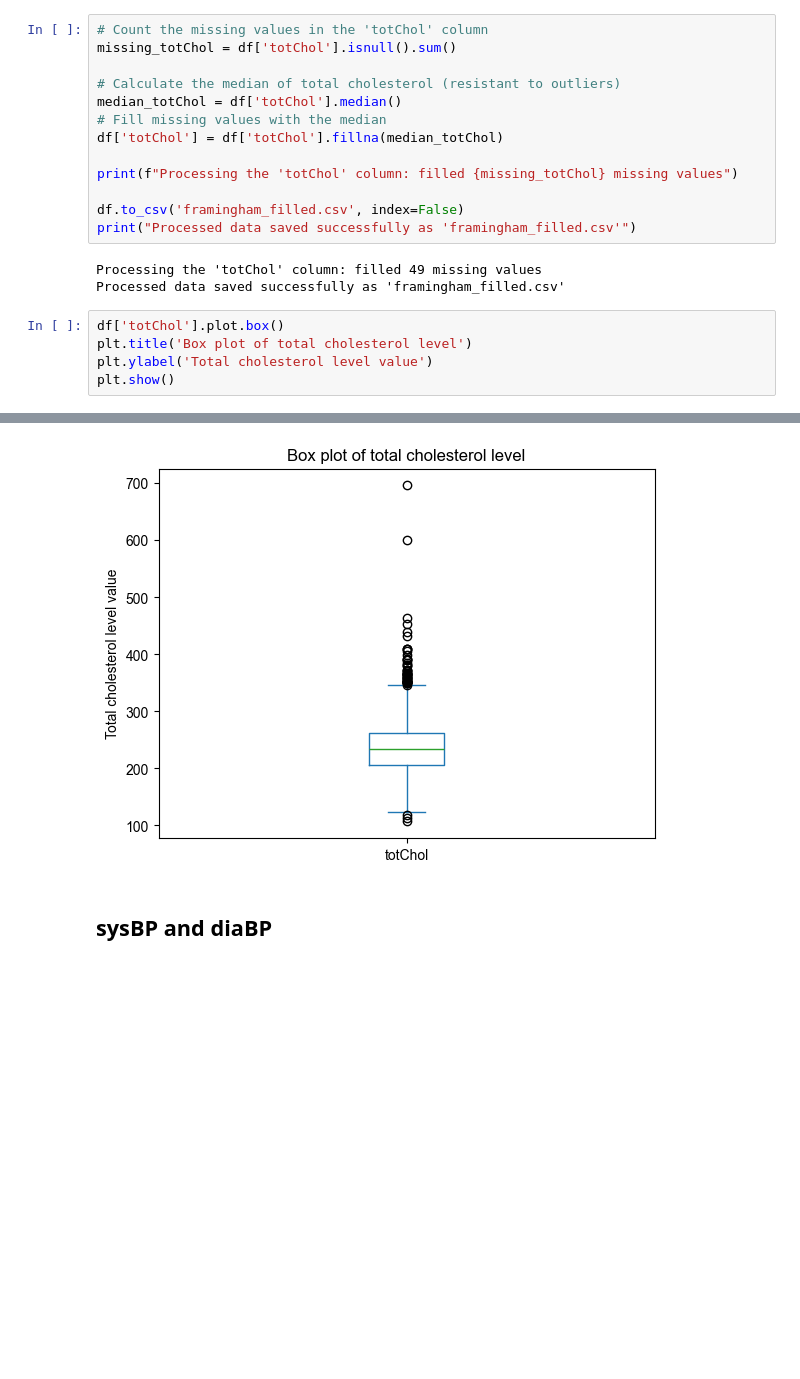
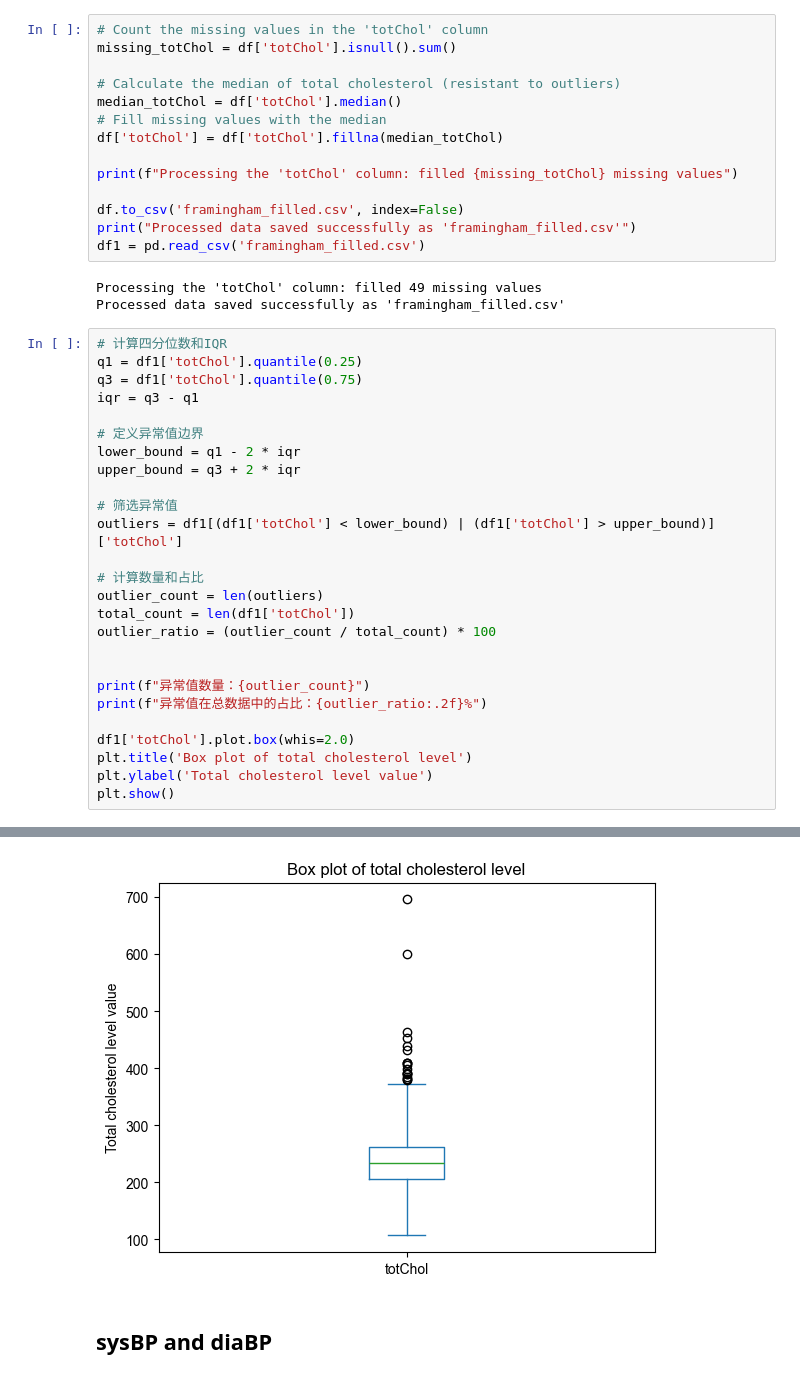
Before and after one commit to Yute-Tjr/CHD_data_analysis, a Jupyter notebook: CHD_data_analysis.ipynb, the cells around one changed output, grey strips where cells are left out. Drawn from its saved outputs; the diff is of its cells as text; blank space fills up the shorter version.

```diff
--- a/CHD_data_analysis.ipynb
+++ b/CHD_data_analysis.ipynb
@@ -436,11 +437,33 @@ print(f"Processing the 'totChol' column: filled {missing_totChol} missing values
 
 df.to_csv('framingham_filled.csv', index=False)
 print("Processed data saved successfully as 'framingham_filled.csv'")
+df1 = pd.read_csv('framingham_filled.csv')
 # %% [output]
 Processing the 'totChol' column: filled 49 missing values
 Processed data saved successfully as 'framingham_filled.csv'
 # %%
-df['totChol'].plot.box()
+# 计算四分位数和IQR
+q1 = df1['totChol'].quantile(0.25)
+q3 = df1['totChol'].quantile(0.75)
+iqr = q3 - q1
+
+# 定义异常值边界
+lower_bound = q1 - 2 * iqr
+upper_bound = q3 + 2 * iqr
+
+# 筛选异常值
+outliers = df1[(df1['totChol'] < lower_bound) | (df1['totChol'] > upper_bound)]['totChol']
+
+# 计算数量和占比
+outlier_count = len(outliers)
+total_count = len(df1['totChol'])
+outlier_ratio = (outlier_count / total_count) * 100
+
+
+print(f"异常值数量：{outlier_count}")
+print(f"异常值在总数据中的占比：{outlier_ratio:.2f}%")
+
+df1['totChol'].plot.box(whis=2.0)
 plt.title('Box plot of total cholesterol level')
 plt.ylabel('Total cholesterol level value')
 plt.show()
@@ -448,4 +473,4 @@ plt.show()
-[figure, old version]
+[figure, new version]
 # %% [markdown]
 ## sysBP and diaBP
 # %%
```
Also changed, not shown: parts of 3 cells of this notebook.
